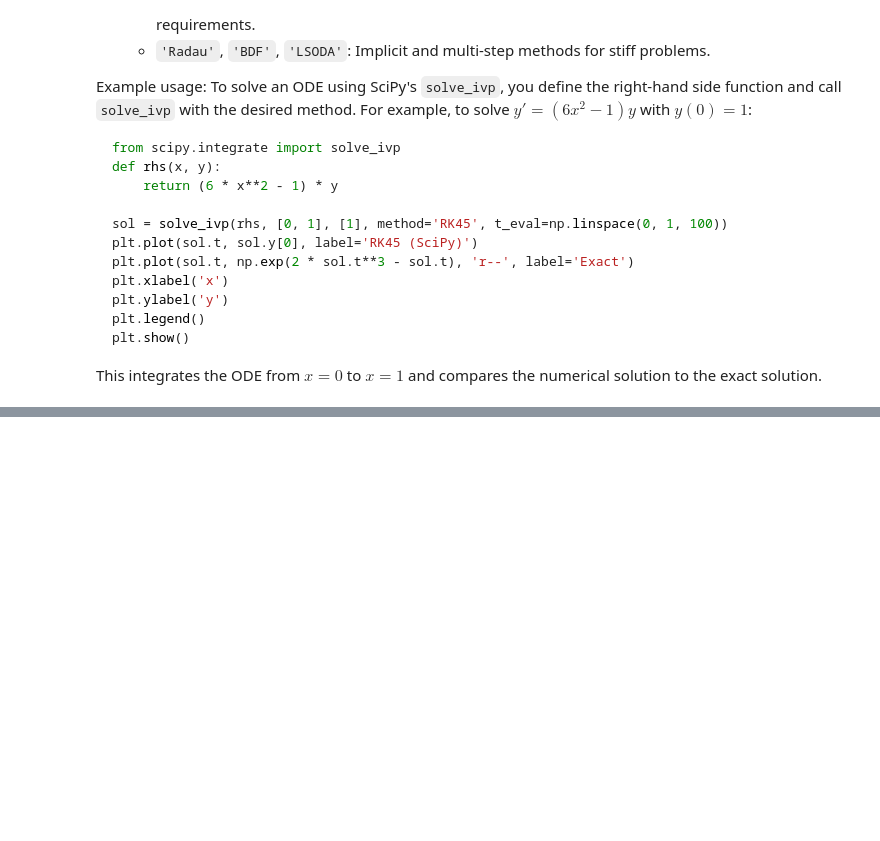
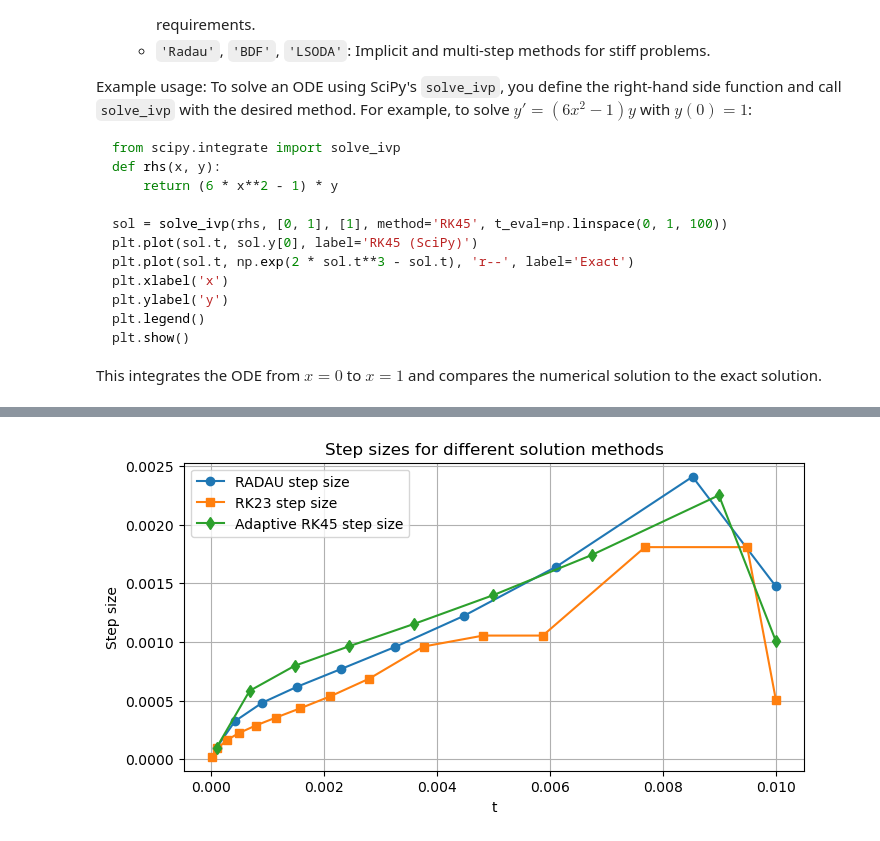
Before and after one commit to galendal/MAT160, a Jupyter notebook: ODE.ipynb, the cells around one changed output, grey strips where cells are left out. Saved outputs shown, nothing was run; the diff lists cells and outputs as text; code cells hidden in the pictures; blank space fills up the shorter version.

```diff
--- a/ODE.ipynb
+++ b/ODE.ipynb
@@ -643,0 +1052,20 @@ This integrates the ODE from $x=0$ to $x=1$ and compares the numerical solution
+# %%
+plt.figure(figsize=(8, 4))
+
+# RADAU
+plt.plot(sol.t[1:], np.diff(sol.t), 'o-', label='RADAU step size')
+
+# RK23
+plt.plot(solRK23.t[1:], np.diff(solRK23.t), 's-', label='RK23 step size')
+
+# Adaptive RK45
+plt.plot(solRK45.t[1:], np.diff(solRK45.t), 'd-', label='Adaptive RK45 step size')
+
+plt.xlabel('t')
+plt.ylabel('Step size')
+plt.title('Step sizes for different solution methods')
+plt.legend()
+plt.grid(True)
+plt.show()
+# %% [output]
+[figure, added]
```
Also changed, not shown: parts of 11 cells of this notebook, 2 other files.
